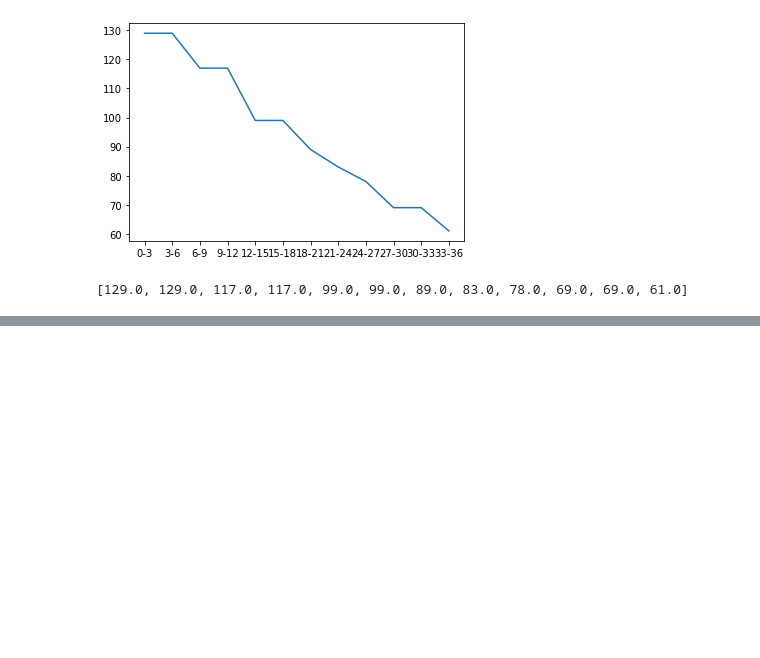
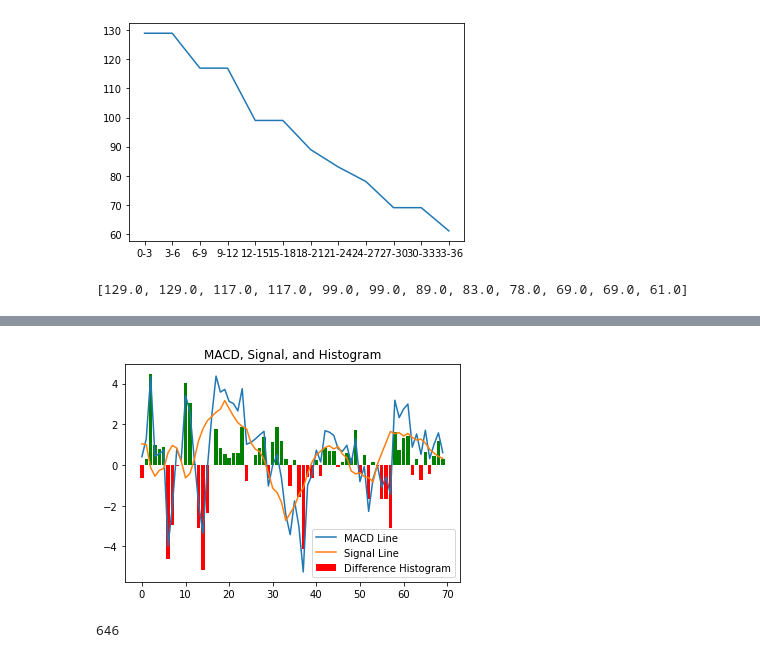
Before and after one commit to jrmylee/Vivace, a Jupyter notebook: Untitled.ipynb, the cells around one changed output, grey strips where cells are left out. Saved outputs shown, nothing was run; the diff lists cells and outputs as text; code cells hidden in the pictures; blank space fills up the shorter version.

```diff
--- a/Untitled.ipynb
+++ b/Untitled.ipynb
@@ -114,0 +157,14 @@ print(decreasing_tempo)
+# %%
+signal = np.convolve(MACD, ema_filter(9), "same")
+# %%
+c = ['green', 'red']
+colors = [c[bool(i)] for i in np.greater(signal, MACD)]
+
+plt.title("MACD, Signal, and Histogram")
+plt.plot(MACD, label='MACD Line')
+plt.plot(signal, label='Signal Line')
+plt.bar(range(len(signal)),(MACD-signal), color=colors, label="Difference Histogram")
+plt.legend()
+plt.show()
+# %% [output]
+[figure, added]
@@ -114,0 +181,4 @@ print(decreasing_tempo)
+# %%
+len([i for i in signal if i != 0])
+# %% [output]
+646
```
Also changed, not shown: parts of 17 cells of this notebook, 16 other files.
